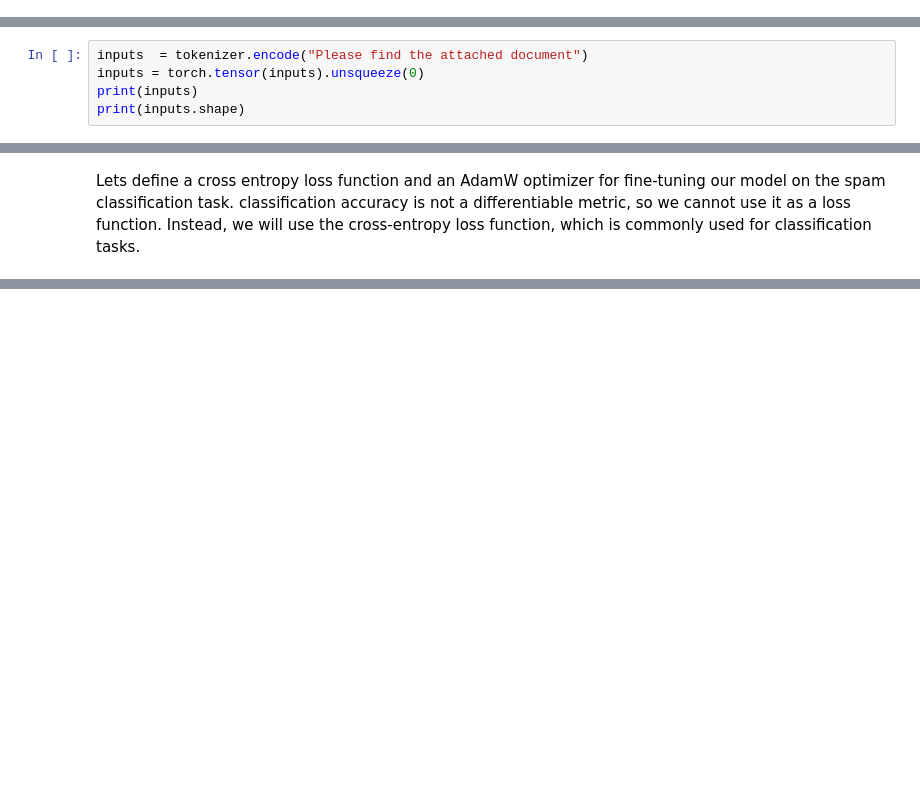
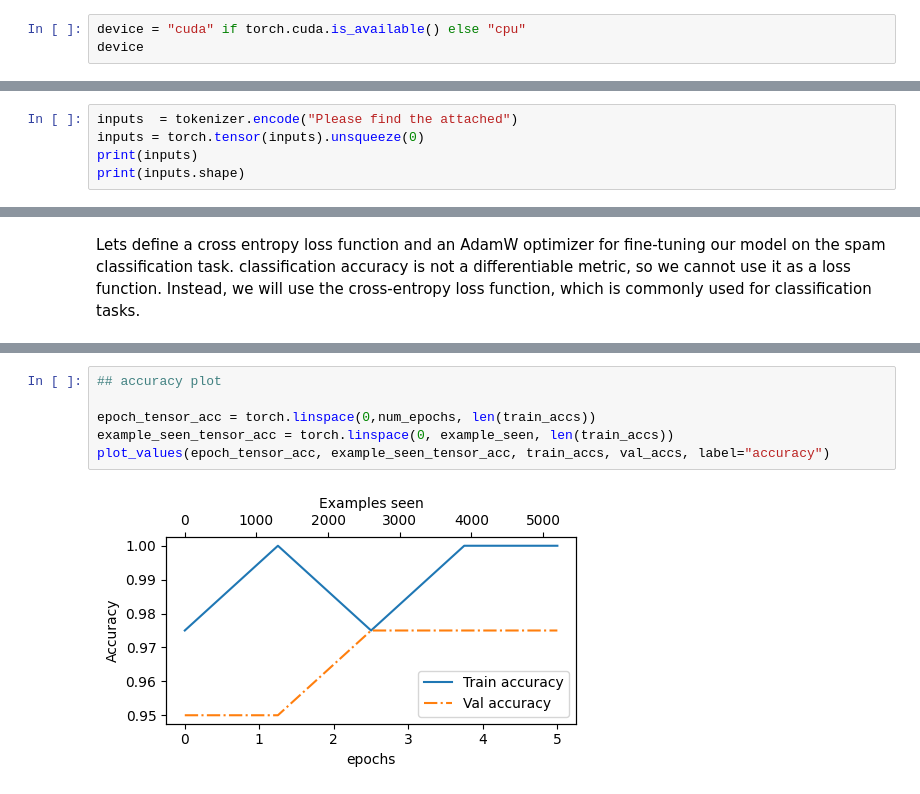
Before and after one commit to kshitijkumrawat20/LLM-from-scratch, a Jupyter notebook: 15_Finetuning_for_classification.ipynb, the cells around one changed output, grey strips where cells are left out. Saved outputs shown, nothing was run; the diff lists cells and outputs as text; blank space fills up the shorter version.

```diff
--- a/15_Finetuning_for_classification.ipynb
+++ b/15_Finetuning_for_classification.ipynb
@@ -677,3 +677,6 @@ GPT(
   (final_norm): LayerNorm()
   (out_head): Linear(in_features=768, out_features=50257, bias=False)
 )
+# %%
+device = "cuda" if torch.cuda.is_available() else "cpu"
+device
@@ -1662,7 +1667,7 @@ for params in model.trf_blocks[-1].parameters():
 for params in model.out_head.parameters():
     params.requires_grad = True
 # %%
-inputs  = tokenizer.encode("Please find the attached document")
+inputs  = tokenizer.encode("Please find the attached")
 inputs = torch.tensor(inputs).unsqueeze(0)
 print(inputs)
 print(inputs.shape)
@@ -1783,0 +1934,8 @@ Test loss: 3.066
+# %%
+## accuracy plot
+
+epoch_tensor_acc = torch.linspace(0,num_epochs, len(train_accs))
+example_seen_tensor_acc = torch.linspace(0, example_seen, len(train_accs))
+plot_values(epoch_tensor_acc, example_seen_tensor_acc, train_accs, val_accs, label="accuracy")
+# %% [output]
+[figure, added]
```
Also changed, not shown: parts of 22 cells of this notebook.
